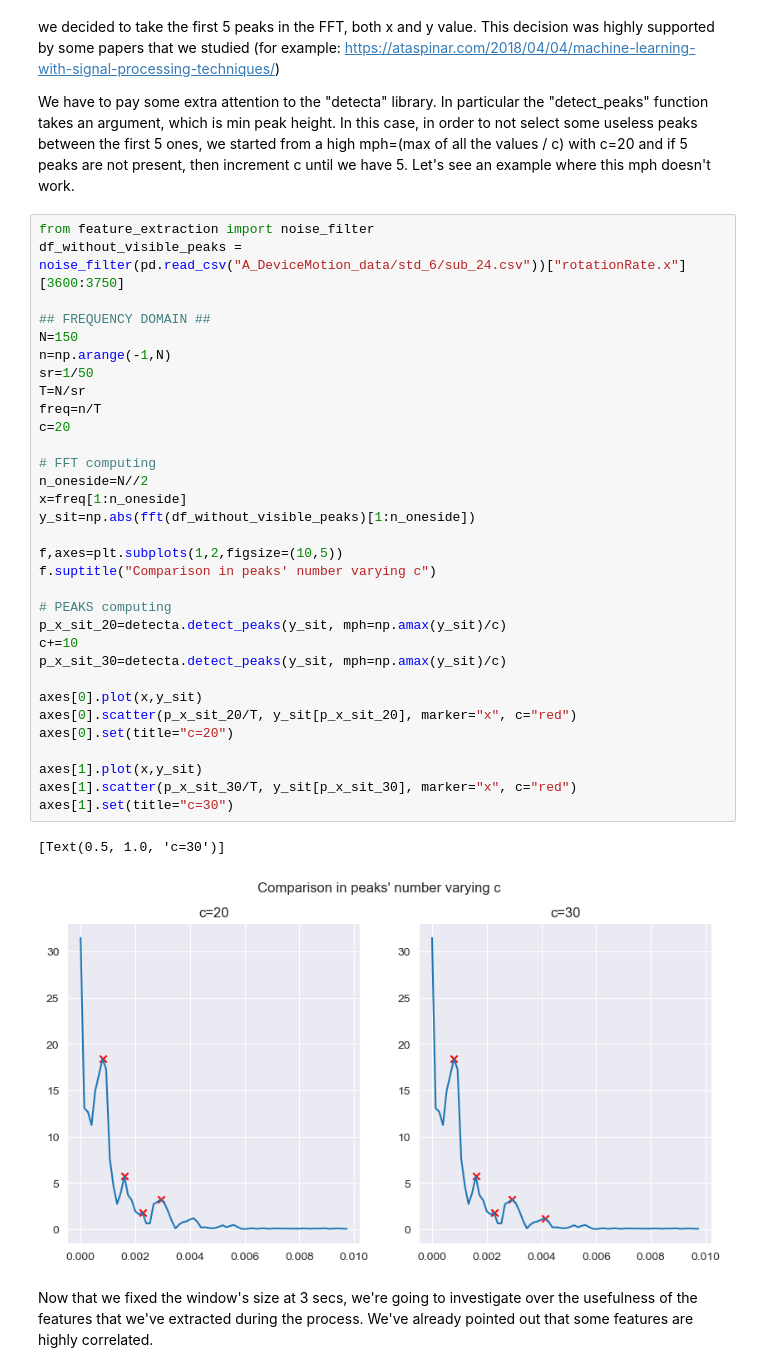
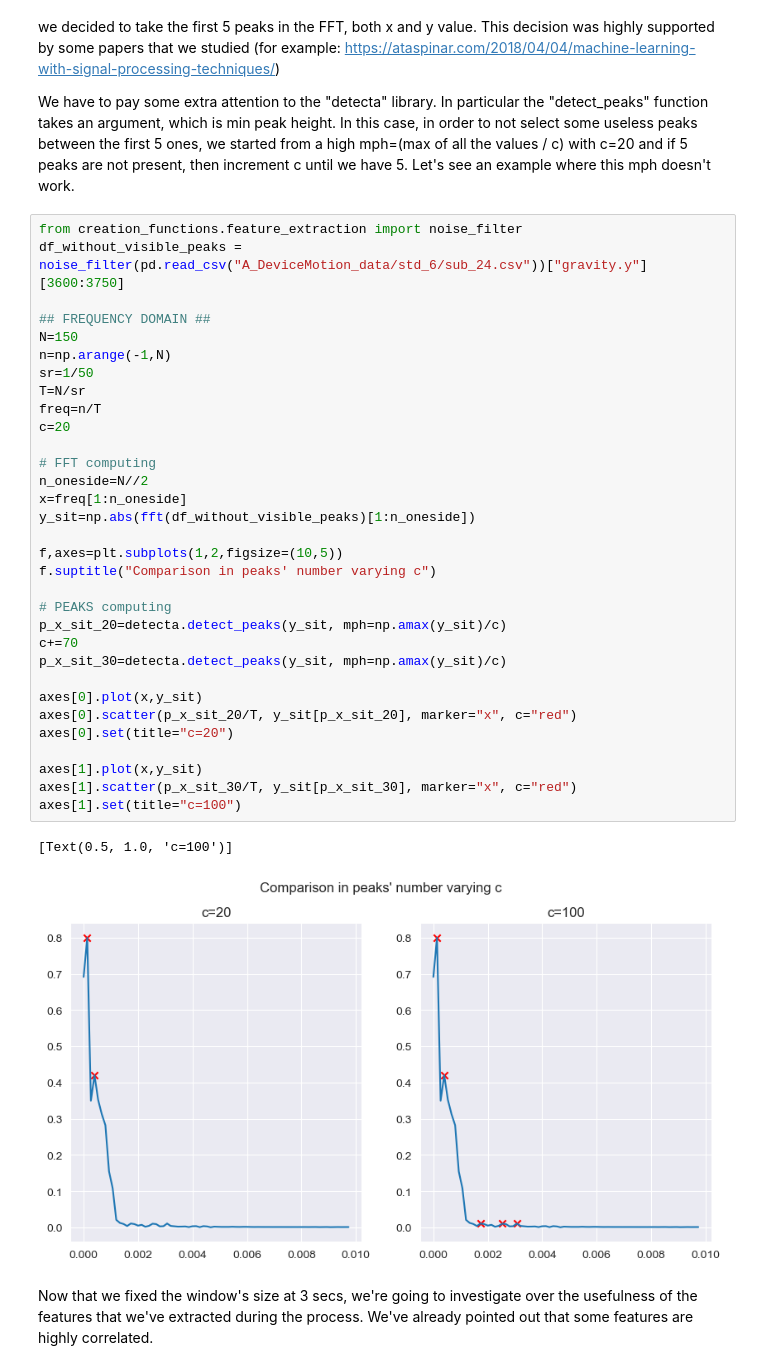
Before and after one commit to Sgazzirro/DataMiningFinale, a Jupyter notebook: LavorettiFinali/feature_extraction_and_selection.ipynb, the cells around one changed output. Saved outputs shown, nothing was run; the diff lists cells and outputs as text.

```diff
--- a/LavorettiFinali/feature_extraction_and_selection.ipynb
+++ b/LavorettiFinali/feature_extraction_and_selection.ipynb
@@ -174,40 +171,40 @@ After some time spent in deciding how to extract features in the frequency domai
 
 We have to pay some extra attention to the "detecta" library. In particular the "detect_peaks" function takes an argument, which is min peak height. In this case, in order to not select some useless peaks between the first 5 ones, we started from a high mph=(max of all the values / c) with c=20 and if 5 peaks are not present, then increment c until we have 5. Let's see an example where this mph doesn't work.
 # %%
-from feature_extraction import noise_filter
-df_without_visible_peaks = noise_filter(pd.read_csv("A_DeviceMotion_data/std_6/sub_24.csv"))["rotationRate.x"][3600:3750]
+from creation_functions.feature_extraction import noise_filter
+df_without_visible_peaks = noise_filter(pd.read_csv("A_DeviceMotion_data/std_6/sub_24.csv"))["gravity.y"][3600:3750]
 
 ## FREQUENCY DOMAIN ##
 N=150
 n=np.arange(-1,N)
 sr=1/50
 T=N/sr
 freq=n/T
 c=20
 
 # FFT computing
 n_oneside=N//2
 x=freq[1:n_oneside]
 y_sit=np.abs(fft(df_without_visible_peaks)[1:n_oneside])
 
 f,axes=plt.subplots(1,2,figsize=(10,5))
 f.suptitle("Comparison in peaks' number varying c")
 
 # PEAKS computing
 p_x_sit_20=detecta.detect_peaks(y_sit, mph=np.amax(y_sit)/c)
-c+=10
+c+=70
 p_x_sit_30=detecta.detect_peaks(y_sit, mph=np.amax(y_sit)/c)
 
 axes[0].plot(x,y_sit)
 axes[0].scatter(p_x_sit_20/T, y_sit[p_x_sit_20], marker="x", c="red")
 axes[0].set(title="c=20")
 
 axes[1].plot(x,y_sit)
 axes[1].scatter(p_x_sit_30/T, y_sit[p_x_sit_30], marker="x", c="red")
-axes[1].set(title="c=30")
+axes[1].set(title="c=100")
 # %% [output]
-[Text(0.5, 1.0, 'c=30')]
+[Text(0.5, 1.0, 'c=100')]
-[figure, old version]
+[figure, new version]
 # %% [markdown]
 Now that we fixed the window's size at 3 secs, we're going to investigate over the usefulness of the features that we've extracted during the process. We've already pointed out that some features are highly correlated.
 # %%
```
Also changed, not shown: parts of 1 cell of this notebook.
